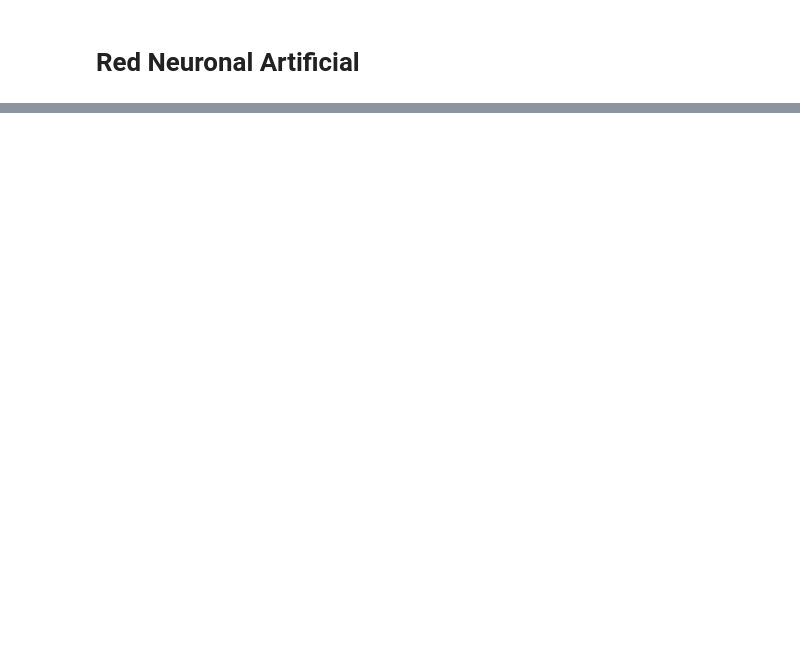
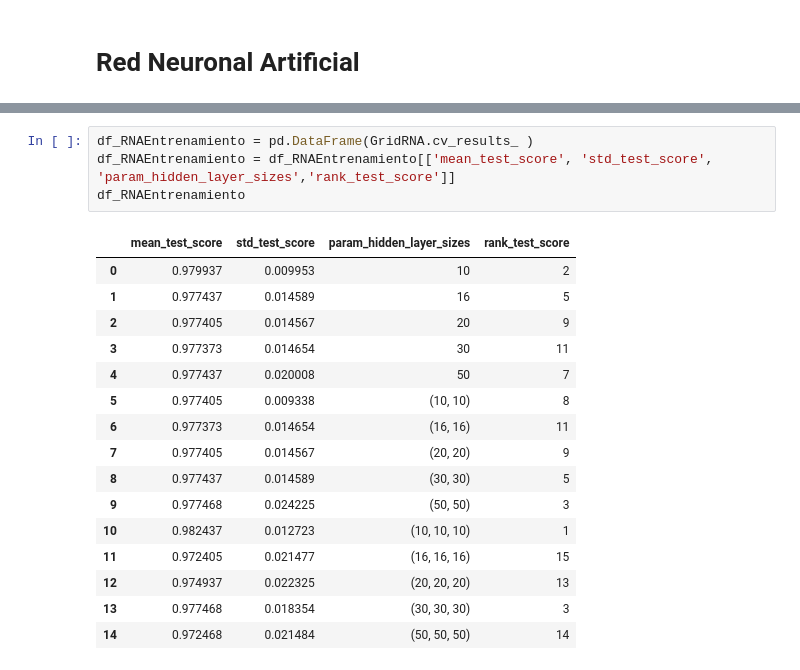
Before and after one commit to FelipeTriana/BreastCancerWisconsin, a Jupyter notebook: BreastCancerWisconsin.ipynb, the cells around one changed output, grey strips where cells are left out. Drawn from its saved outputs; the diff is of its cells as text; blank space fills up the shorter version.

```diff
--- a/BreastCancerWisconsin.ipynb
+++ b/BreastCancerWisconsin.ipynb
@@ -655,0 +683,21 @@ modelEvaluatorGBT(Xtrain,Ytrain,Xtest,Ytest,150)
+# %%
+df_RNAEntrenamiento = pd.DataFrame(GridRNA.cv_results_ )
+df_RNAEntrenamiento = df_RNAEntrenamiento[['mean_test_score', 'std_test_score', 'param_hidden_layer_sizes','rank_test_score']]
+df_RNAEntrenamiento
+# %% [output]
+|  | mean_test_score | std_test_score | param_hidden_layer_sizes | rank_test_score |
+| 0 | 0.979937 | 0.009953 | 10 | 2 |
+| 1 | 0.977437 | 0.014589 | 16 | 5 |
+| 2 | 0.977405 | 0.014567 | 20 | 9 |
+| 3 | 0.977373 | 0.014654 | 30 | 11 |
+| 4 | 0.977437 | 0.020008 | 50 | 7 |
+| 5 | 0.977405 | 0.009338 | (10, 10) | 8 |
+| 6 | 0.977373 | 0.014654 | (16, 16) | 11 |
+| 7 | 0.977405 | 0.014567 | (20, 20) | 9 |
+| 8 | 0.977437 | 0.014589 | (30, 30) | 5 |
+| 9 | 0.977468 | 0.024225 | (50, 50) | 3 |
+| 10 | 0.982437 | 0.012723 | (10, 10, 10) | 1 |
+| 11 | 0.972405 | 0.021477 | (16, 16, 16) | 15 |
+| 12 | 0.974937 | 0.022325 | (20, 20, 20) | 13 |
+| 13 | 0.977468 | 0.018354 | (30, 30, 30) | 3 |
+| 14 | 0.972468 | 0.021484 | (50, 50, 50) | 14 |
```
Also changed, not shown: parts of 17 cells of this notebook.
